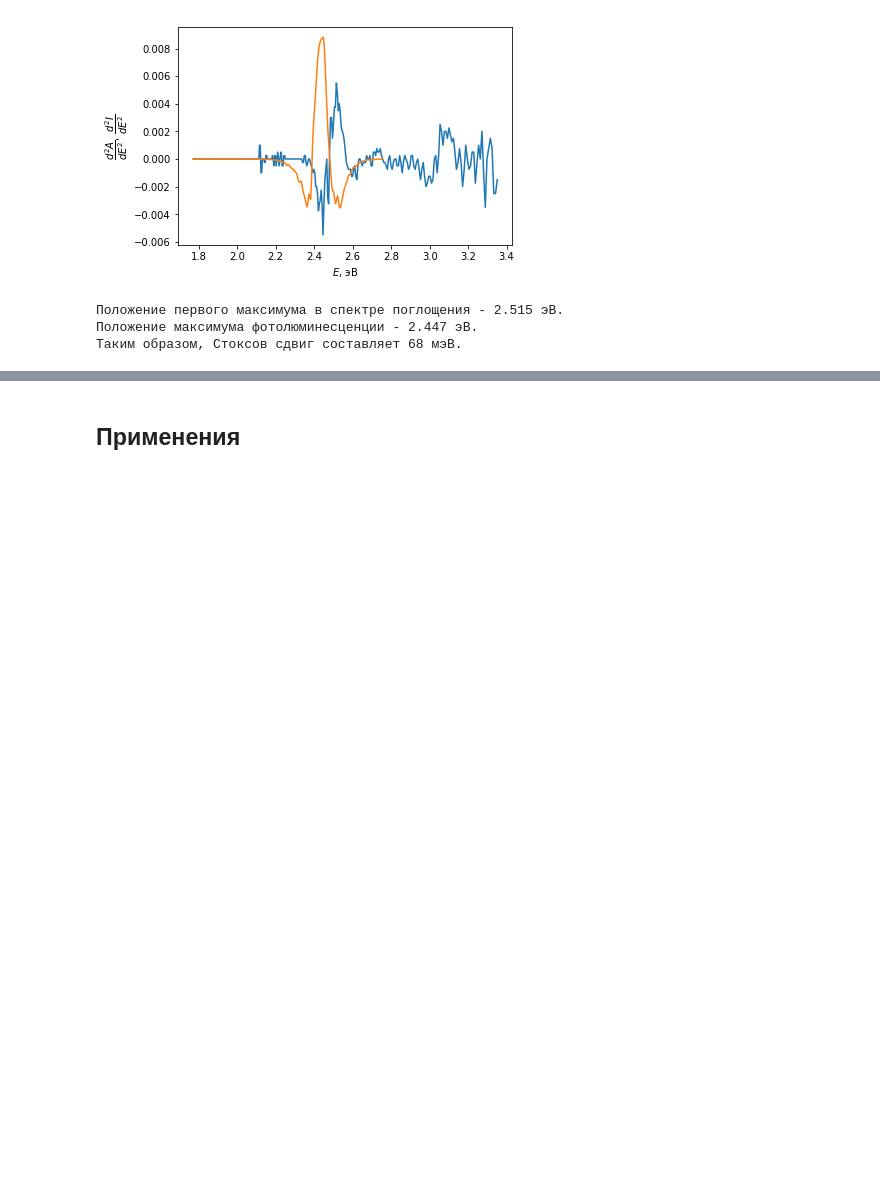
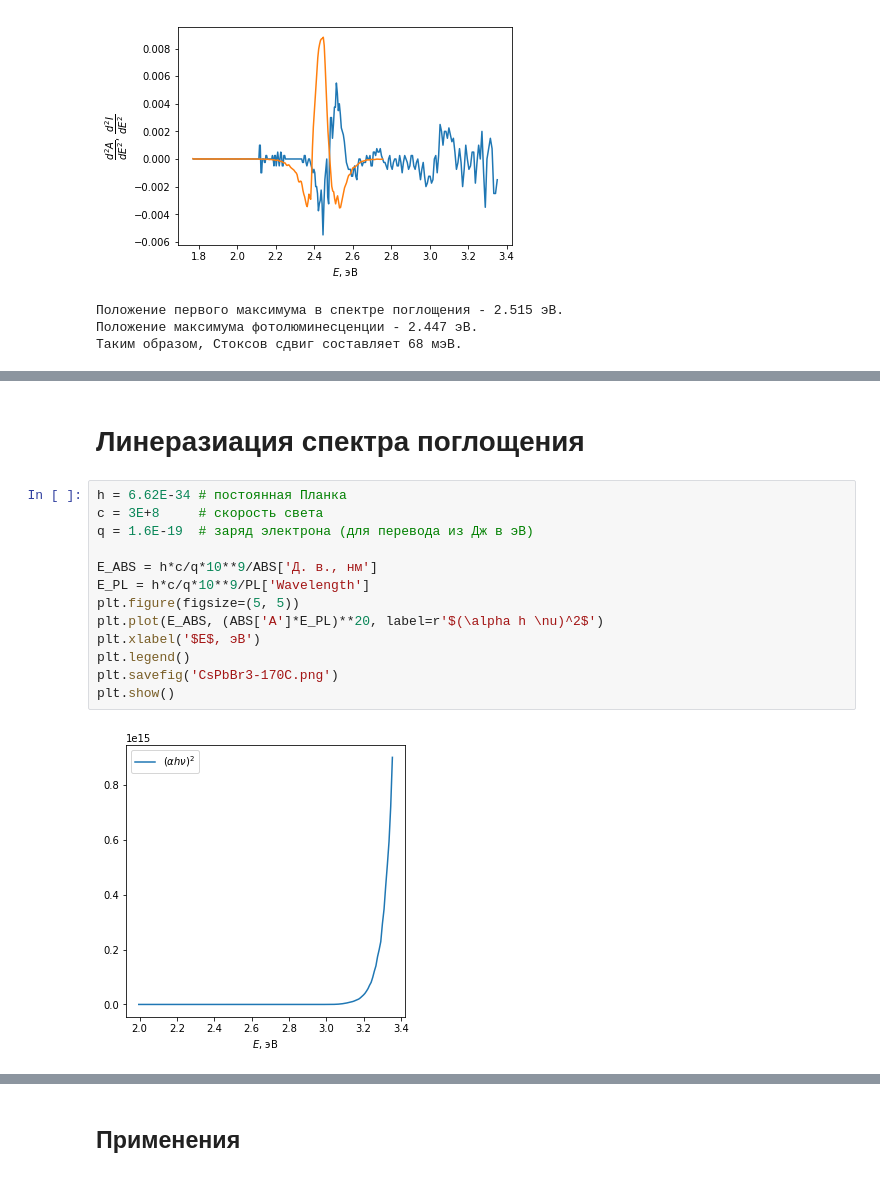
Before and after one commit to nanomaterials/course, a Jupyter notebook: 05_-_Semiconductor_NPs/Lecture.ipynb, the cells around one changed output, grey strips where cells are left out. Cells and saved outputs as stored; diff of their text form; blank space fills up the shorter version.

```diff
--- a/05_-_Semiconductor_NPs/Lecture.ipynb
+++ b/05_-_Semiconductor_NPs/Lecture.ipynb
@@ -310,3 +349,20 @@ print("""
+# %% [markdown]
+# Линеразиация спектра поглощения
+# %%
+h = 6.62E-34 # постоянная Планка
+c = 3E+8     # скорость света
+q = 1.6E-19  # заряд электрона (для перевода из Дж в эВ)
+
+E_ABS = h*c/q*10**9/ABS['Д. в., нм']
+E_PL = h*c/q*10**9/PL['Wavelength']
+plt.figure(figsize=(5, 5))
+plt.plot(E_ABS, (ABS['A']*E_PL)**20, label=r'$(\alpha h \nu)^2$')
+plt.xlabel('$E$, эВ')
+plt.legend()
+plt.savefig('CsPbBr3-170C.png')
+plt.show()
+# %% [output]
+[figure, added]
 # %% [markdown]
 ## Отличия поведения экситона в макрокристалле и квантовой точке
 
```
Also changed, not shown: parts of 3 cells of this notebook, 10 other files.
